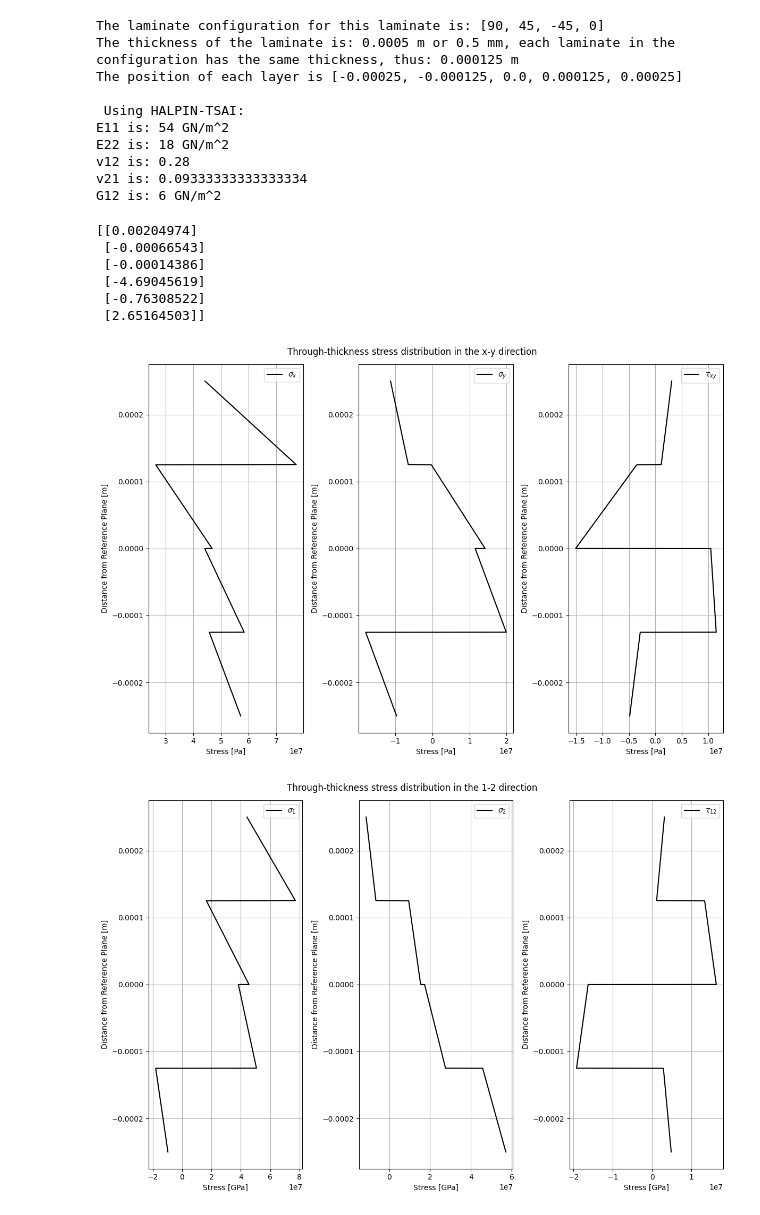
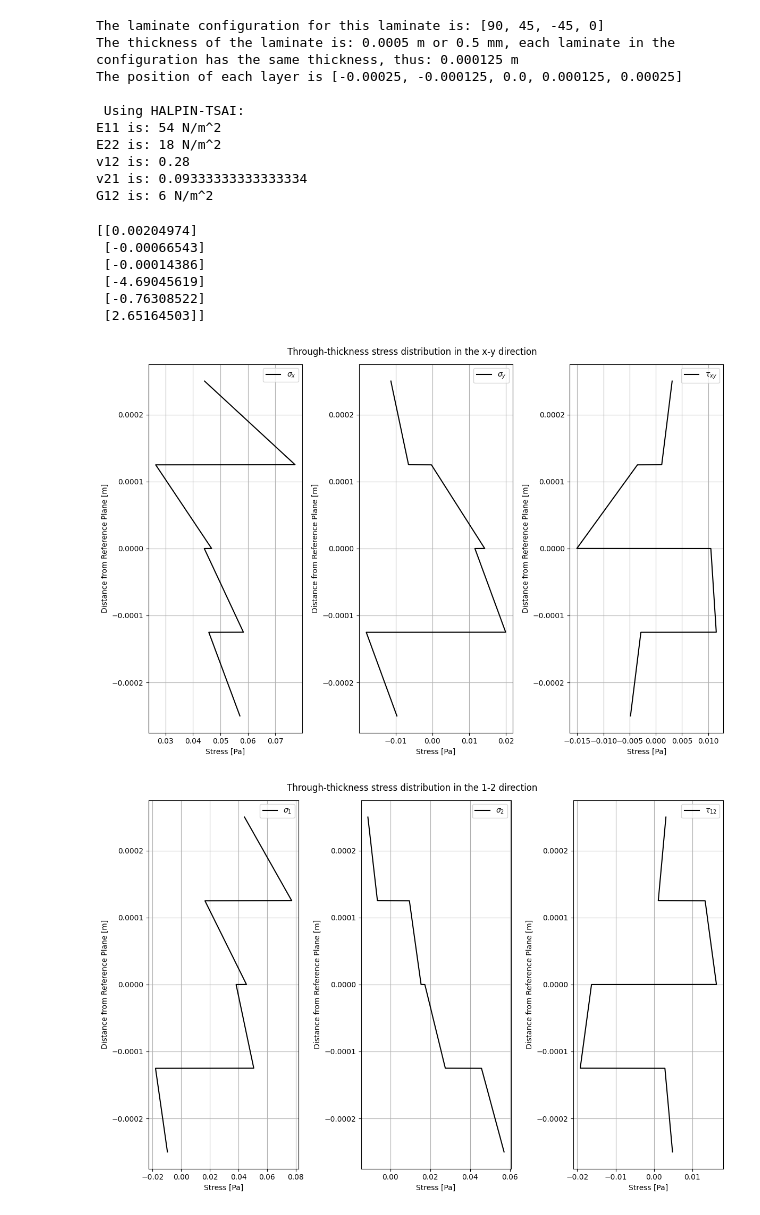
Before and after one commit to Bh00fie/CW3-Composites, a Jupyter notebook: CW3.ipynb, the cells around one changed output. Cells and saved outputs as stored; diff of their text form; code cells hidden in the pictures.

Commit message:
solved max stress and max strain at each layer

```diff
--- a/CW3.ipynb
+++ b/CW3.ipynb
@@ -74,7 +74,7 @@ for i in range(nLayers):
     T_inv_transpose = np.transpose(T_inv)
 
     # Qbar Matrix calculate dot product with T_Inv, Q, T_inv_transpose
-    Qbar = T_inv @ Q @ T_inv_transpose*1e9
+    Qbar = T_inv @ Q @ T_inv_transpose
     # Qbar = np.round(Qbar, 3)
 
     # Converting the NumPy array to a regular Python list
@@ -94,11 +94,11 @@ for i in range(nLayers):
     D1_list.append(D1)
 
 print('\n Using HALPIN-TSAI:')
-print(f"E11 is: {E1} GN/m^2")
-print(f"E22 is: {E2} GN/m^2")
+print(f"E11 is: {E1} N/m^2")
+print(f"E22 is: {E2} N/m^2")
 print(f"v12 is: {v12}")
 print(f"v21 is: {v21}")
-print(f"G12 is: {G12} GN/m^2 \n")
+print(f"G12 is: {G12} N/m^2 \n")
 
 # Set numpy print options to display numbers without scientific notation, NOT ROUNDING
 np.set_printoptions(suppress=True, formatter={'float': lambda x: '0' if x == 0.0 else '{:0.8f}'.format(x)})
@@ -119,14 +119,14 @@ The thickness of the laminate is: 0.0005 m or 0.5 mm, each laminate in the confi
 The position of each layer is [-0.00025, -0.000125, 0.0, 0.000125, 0.00025]
 
  Using HALPIN-TSAI:
-E11 is: 54 GN/m^2
-E22 is: 18 GN/m^2
+E11 is: 54 N/m^2
+E22 is: 18 N/m^2
 v12 is: 0.28
 v21 is: 0.09333333333333334
-G12 is: 6 GN/m^2
+G12 is: 6 N/m^2
 # %%
 # Define the different directions
-Nx = 25*1e3
+Nx = 25000
 Ny = 0
 Nxy = 0
 Mx = 0
@@ -134,9 +134,8 @@ My = 0
 Mxy = 0
 
 NM = np.array([[Nx], [Ny], [Nxy], [Mx], [My], [Mxy]])
-# print(NM)
 
-result = np.dot(ABBD_inv, NM) # Calculate the strain in different directions -> [ϵx, ϵy, γxy, κx, κy, κxy] vector
+result = np.dot(np.linalg.inv(ABBD*1e9), NM) # Calculate the strain in different directions -> [ϵx, ϵy, γxy, κx, κy, κxy] vector
 ex, ey, yxy, kx, ky, kxy = result # Assigning each strain to its value in the result matrix
 print(result)
 # %% [output]
@@ -149,8 +148,8 @@ print(result)
 # %%
 # Calculations for Stress Plots (x-y coordinates)
 # Split strains and curvatures
-e_o = np.array([result[0], result[1], result[2]]) # Strain
-k_o = np.array([result[3], result[4], result[5]]) # Curvature
+e_o = np.array([ex, ey, yxy]) # Strain
+k_o = np.array([kx, ky, kxy]) # Curvature
 
 sigmax = [] # Storing Stresses in the X direction
 sigmay = [] # Storing Stresses in the Y direction
@@ -184,36 +183,45 @@ for ax in axs.flat:
 plt.tight_layout()
 plt.show()
 # %% [output]
-[figure, old version]
+[figure, new version]
 # %%
 #Stresses List in 1-2 Direction
 sigma1 = []
 sigma2 = []
 tau12 = []
+eps1 = []
+eps2 = []
+gamma12 = []
 
 for i in range(len(laminate_config)):  # Loop through each ply
     for k in np.arange(0, position[-2], position[-2]/divisions):
         z = position[i] + k
         strain = e_o + z * k_o
         temp_stress = np.dot(Qbar_list[i], strain)  # [z[i] + k]*[Qbar]
+        strain12 = np.dot(T_list[i], strain)
+
+        eps1.append(strain12[0])
+        eps2.append(strain12[1])
+        gamma12.append(strain12[2])
+
         transformed_stress = np.dot(T_list[i], temp_stress)    # Temporary stress transformed back to 12 coordinates
         sigma1.append(transformed_stress[0])
         sigma2.append(transformed_stress[1])
         tau12.append(transformed_stress[2])
 
 #Plotting the Graph
 fig, axs = plt.subplots(1, 3, figsize=(12, 8))
 fig.suptitle('Through-thickness stress distribution in the 1-2 direction')
 axs[0].plot(sigma1, distance, label=r'$\sigma_{1}$', color='black')
 axs[1].plot(sigma2, distance, label=r'$\sigma_{2}$', color='black')
 axs[2].plot(tau12, distance, label=r'$\tau_{12}$', color='black')
 for ax in axs.flat:
     ax.grid(True)
-    ax.set_xlabel('Stress [GPa]')
+    ax.set_xlabel('Stress [Pa]')
     ax.set_ylabel('Distance from Reference Plane [m]')
     ax.legend()
 
 plt.tight_layout()
 plt.show()
 # %% [output]
-[figure, old version]
+[figure, new version]
```
Also changed, not shown: parts of 1 cell of this notebook, 1 other file.
